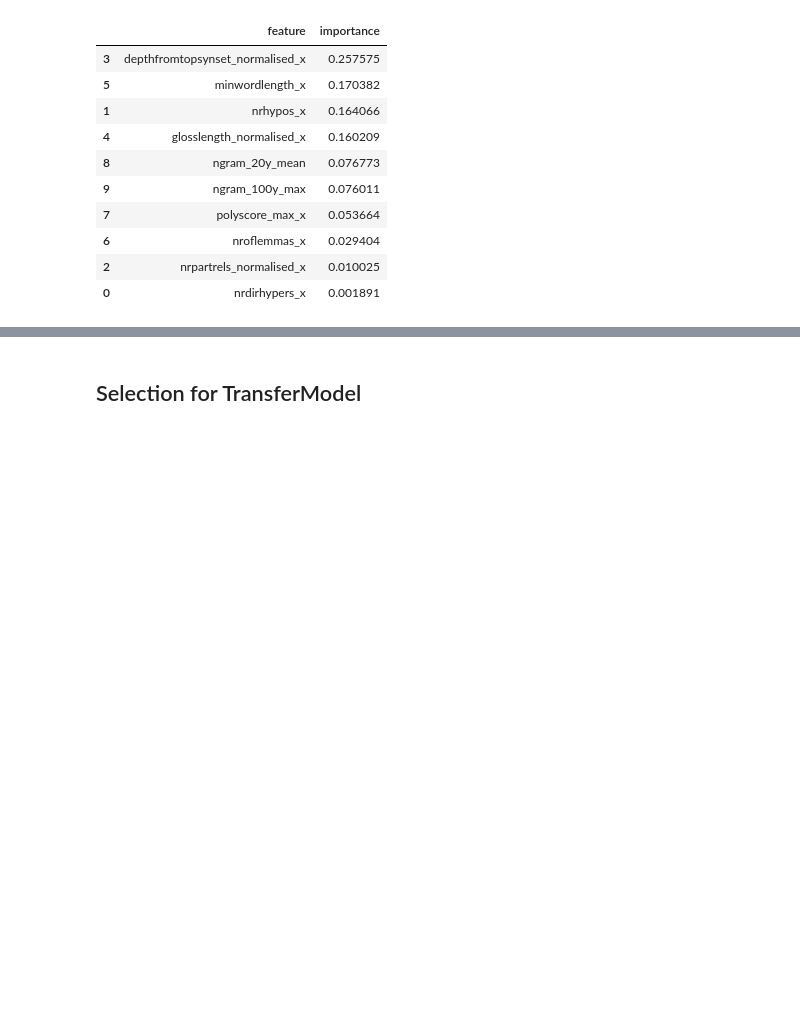
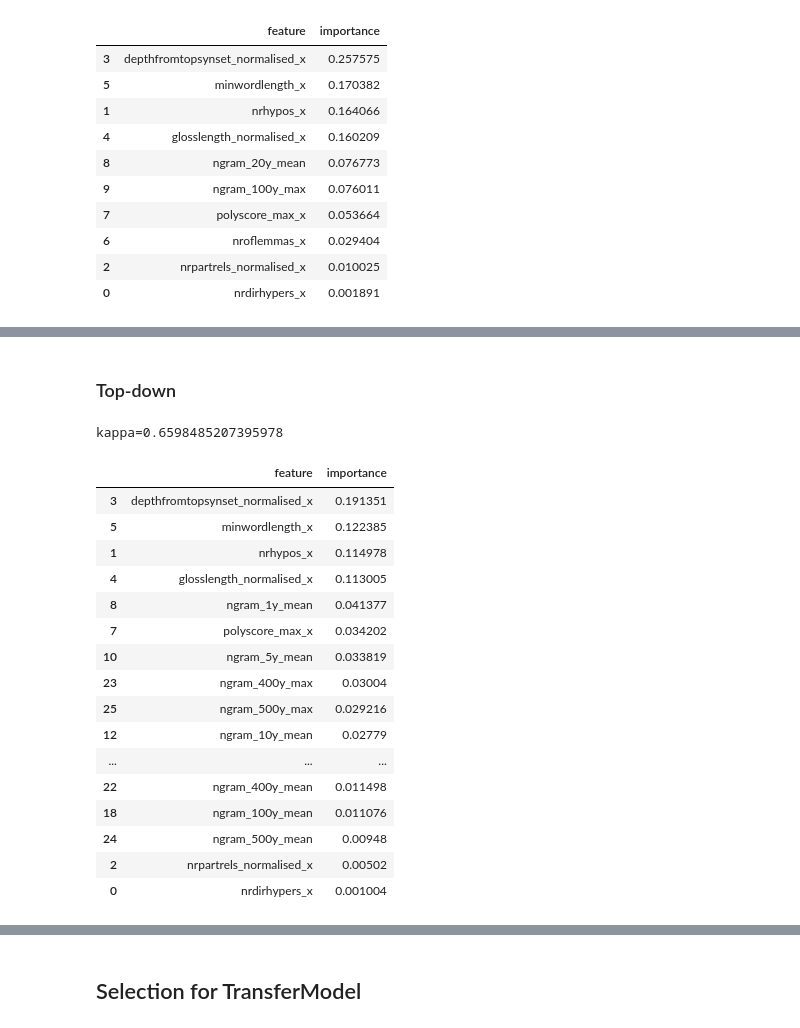
Before and after one commit to DanferWang/Basic_Level_work, a Jupyter notebook: Google_Ngrams/feature_selection.ipynb, the cells around one changed output, grey strips where cells are left out. Drawn from its saved outputs; the diff is of its cells as text; code cells hidden in the pictures; blank space fills up the shorter version.

Commit message:
Google Ngram LocalModel Test

```diff
--- a/Google_Ngrams/feature_selection.ipynb
+++ b/Google_Ngrams/feature_selection.ipynb
@@ -589,0 +655,37 @@ best_importance
+# %% [markdown]
+### Top-down
+# %%
+candidate_feature_list = ['ngram_1y_mean', 'ngram_1y_max',
+                          'ngram_5y_mean', 'ngram_5y_max',
+                          'ngram_10y_mean', 'ngram_10y_max',
+                          'ngram_20y_mean', 'ngram_20y_max',
+                          'ngram_50y_mean', 'ngram_50y_max',
+                          'ngram_100y_mean', 'ngram_100y_max',
+                          'ngram_200y_mean', 'ngram_200y_max',
+                          'ngram_400y_mean', 'ngram_400y_max',
+                          'ngram_500y_mean', 'ngram_500y_max']
+# %%
+training_features_0 = base_feature + candidate_feature_list
+
+best_kappa, importance = new_feature_local_model_test(local_list, training_features_0, None, target)
+print('kappa=' + str(best_kappa))
+importance
+# %% [output]
+kappa=0.6598485207395978
+|  | feature | importance |
+| 3 | depthfromtopsynset_normalised_x | 0.191351 |
+| 5 | minwordlength_x | 0.122385 |
+| 1 | nrhypos_x | 0.114978 |
+| 4 | glosslength_normalised_x | 0.113005 |
+| 8 | ngram_1y_mean | 0.041377 |
+| 7 | polyscore_max_x | 0.034202 |
+| 10 | ngram_5y_mean | 0.033819 |
+| 23 | ngram_400y_max | 0.03004 |
+| 25 | ngram_500y_max | 0.029216 |
+| 12 | ngram_10y_mean | 0.02779 |
+| ... | ... | ... |
+| 22 | ngram_400y_mean | 0.011498 |
+| 18 | ngram_100y_mean | 0.011076 |
+| 24 | ngram_500y_mean | 0.00948 |
+| 2 | nrpartrels_normalised_x | 0.00502 |
+| 0 | nrdirhypers_x | 0.001004 |
```
Also changed, not shown: parts of 10 cells of this notebook, 3 other files.
